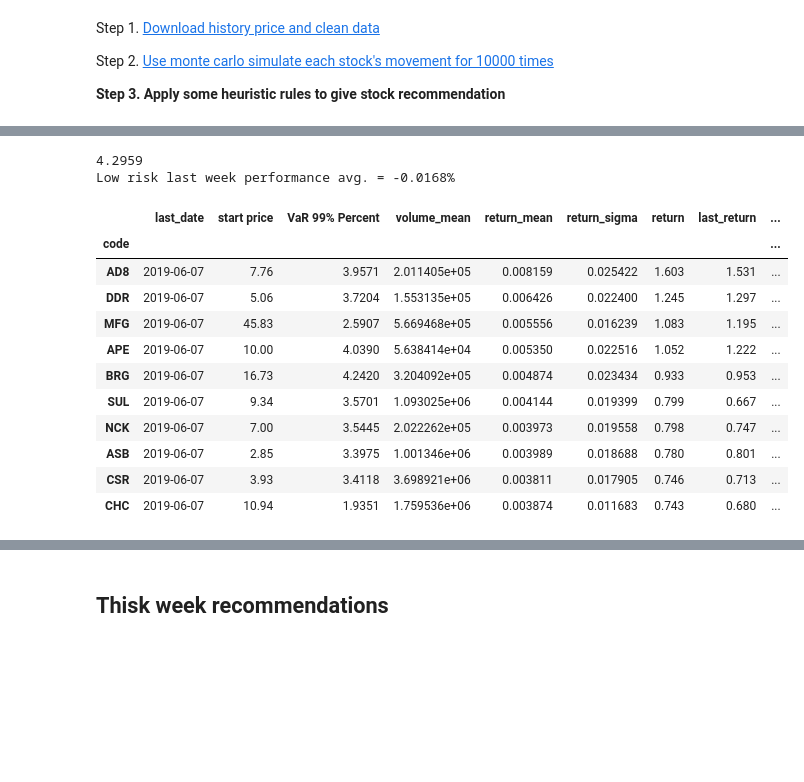
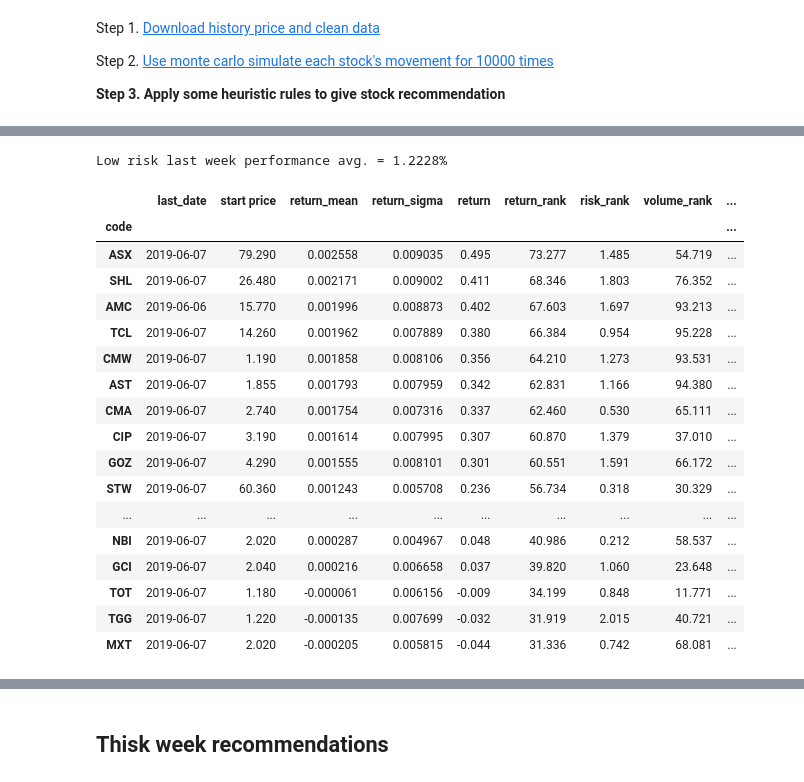
Before and after one commit to lorne-luo/ironman, a Jupyter notebook: hawkeye/Recommend-20190607.ipynb, the cells around one changed output, grey strips where cells are left out. Saved outputs shown, nothing was run; the diff lists cells and outputs as text; code cells hidden in the pictures; blank space fills up the shorter version.

```diff
--- a/hawkeye/Recommend-20190607.ipynb
+++ b/hawkeye/Recommend-20190607.ipynb
@@ -20,7 +20,7 @@ path = f'/opt/hawkeye/data/{this_week}/result.csv'
 last_path = f'/opt/hawkeye/data/{last_week}/result.csv'
 
 def week_return_avg(df):
-    return round(df['week_return'].sum()/len(df),4)
+    return round(df['week_return'].dropna().sum()/len(df['week_return'].dropna()),4)
 
 df = pd.read_csv(path,
                  usecols=[
@@ -36,25 +36,27 @@ last_df = pd.read_csv(last_path,
                           'volume_mean', 'return_mean', 'return_sigma'
                       ],
                       index_col='code')
-df.head()
+
+print(f'Total stock number = {len(df)}')
+
+# remove bottom volume and bottom price
+volume_threshold = df['volume_mean'].quantile(0.1)
+df = df[(df['volume_mean'] > volume_threshold) & (df['start price'] > 0.05)]
+
 df['return'] = round(df['sim_diff'] / df['start price'] * 100, 3)
-df['last_return'] = round(last_df['sim_diff'] / last_df['start price'] * 100,
-                          3)
+df['return_rank'] = round(df['return'].rank(pct=True) * 100, 3)
+df['risk_rank'] = round(df['VaR 99% Percent'].rank(pct=True) * 100, 3)
+df['volume_rank'] = round(df['volume_mean'].rank(pct=True) * 100, 3)
+
+df['last_return'] = round(last_df['sim_diff'] / last_df['start price'] * 100,3)
 df['return_increase'] = df['return'] - df['last_return']
 df['week_return'] = round(
     (df['start price'] - last_df['start price']) / df['start price'] * 100, 3)
-df.drop(columns=['sim_diff', 'sim_mean', 'VaR 99%'], inplace=True)
+df.drop(columns=['sim_diff', 'sim_mean', 'VaR 99%','VaR 99% Percent', 'volume_mean'], inplace=True)
 
-print(f'Total stock number = {len(df)}')
-
-print('70%% pricetile = %s' % df['start price'].quantile(0.7))
+print(f'Total stock number after bottom volume & price removed = {len(df)}')
+print('Price 70%% pricetile = %s' % df['start price'].quantile(0.7))
 print('Sim return 90%% percentile = %s' % df['return'].quantile(0.9))
-
-volume_threshold = df['volume_mean'].quantile(0.1)
-print(f'Volume 90% percentile = {volume_threshold}')
-
-df = df[(df['volume_mean'] > volume_threshold) & (df['start price'] > 0.1)]
-print(len(df))
 df.sort_values(by='return', ascending=False).head(20)
 # %% [output]
 Total stock number = 1495
@@ -142,24 +143,27 @@ Highest price last week performance avg. = -1.4792%
 # %%
 # low risk
-var_threshold = df['VaR 99% Percent'].quantile(0.3)
-print(var_threshold)
-low_risk = df[df['VaR 99% Percent'] < var_threshold].sort_values(by='return', ascending=False).head(10)
+low_risk = df.sort_values(by='risk_rank', ascending=True).head(20).sort_values(by='return', ascending=False)
 print('Low risk last week performance avg. = %s%%'% week_return_avg(low_risk))
 low_risk
 # %% [output]
-4.2959
-Low risk last week performance avg. = -0.0168%
+Low risk last week performance avg. = 1.2228%
-|  | last_date | start price | VaR 99% Percent | volume_mean | return_mean | return_sigma | return | last_return | ... |
+|  | last_date | start price | return_mean | return_sigma | return | return_rank | risk_rank | volume_rank | ... |
 | code |  |  |  |  |  |  |  |  | ... |
-| AD8 | 2019-06-07 | 7.76 | 3.9571 | 2.011405e+05 | 0.008159 | 0.025422 | 1.603 | 1.531 | ... |
-| DDR | 2019-06-07 | 5.06 | 3.7204 | 1.553135e+05 | 0.006426 | 0.022400 | 1.245 | 1.297 | ... |
-| MFG | 2019-06-07 | 45.83 | 2.5907 | 5.669468e+05 | 0.005556 | 0.016239 | 1.083 | 1.195 | ... |
-| APE | 2019-06-07 | 10.00 | 4.0390 | 5.638414e+04 | 0.005350 | 0.022516 | 1.052 | 1.222 | ... |
-| BRG | 2019-06-07 | 16.73 | 4.2420 | 3.204092e+05 | 0.004874 | 0.023434 | 0.933 | 0.953 | ... |
-| SUL | 2019-06-07 | 9.34 | 3.5701 | 1.093025e+06 | 0.004144 | 0.019399 | 0.799 | 0.667 | ... |
-| NCK | 2019-06-07 | 7.00 | 3.5445 | 2.022262e+05 | 0.003973 | 0.019558 | 0.798 | 0.747 | ... |
-| ASB | 2019-06-07 | 2.85 | 3.3975 | 1.001346e+06 | 0.003989 | 0.018688 | 0.780 | 0.801 | ... |
-| CSR | 2019-06-07 | 3.93 | 3.4118 | 3.698921e+06 | 0.003811 | 0.017905 | 0.746 | 0.713 | ... |
-| CHC | 2019-06-07 | 10.94 | 1.9351 | 1.759536e+06 | 0.003874 | 0.011683 | 0.743 | 0.680 | ... |
+| ASX | 2019-06-07 | 79.290 | 0.002558 | 0.009035 | 0.495 | 73.277 | 1.485 | 54.719 | ... |
+| SHL | 2019-06-07 | 26.480 | 0.002171 | 0.009002 | 0.411 | 68.346 | 1.803 | 76.352 | ... |
+| AMC | 2019-06-06 | 15.770 | 0.001996 | 0.008873 | 0.402 | 67.603 | 1.697 | 93.213 | ... |
+| TCL | 2019-06-07 | 14.260 | 0.001962 | 0.007889 | 0.380 | 66.384 | 0.954 | 95.228 | ... |
+| CMW | 2019-06-07 | 1.190 | 0.001858 | 0.008106 | 0.356 | 64.210 | 1.273 | 93.531 | ... |
+| AST | 2019-06-07 | 1.855 | 0.001793 | 0.007959 | 0.342 | 62.831 | 1.166 | 94.380 | ... |
+| CMA | 2019-06-07 | 2.740 | 0.001754 | 0.007316 | 0.337 | 62.460 | 0.530 | 65.111 | ... |
+| CIP | 2019-06-07 | 3.190 | 0.001614 | 0.007995 | 0.307 | 60.870 | 1.379 | 37.010 | ... |
+| GOZ | 2019-06-07 | 4.290 | 0.001555 | 0.008101 | 0.301 | 60.551 | 1.591 | 66.172 | ... |
+| STW | 2019-06-07 | 60.360 | 0.001243 | 0.005708 | 0.236 | 56.734 | 0.318 | 30.329 | ... |
+| ... | ... | ... | ... | ... | ... | ... | ... | ... | ... |
+| NBI | 2019-06-07 | 2.020 | 0.000287 | 0.004967 | 0.048 | 40.986 | 0.212 | 58.537 | ... |
+| GCI | 2019-06-07 | 2.040 | 0.000216 | 0.006658 | 0.037 | 39.820 | 1.060 | 23.648 | ... |
+| TOT | 2019-06-07 | 1.180 | -0.000061 | 0.006156 | -0.009 | 34.199 | 0.848 | 11.771 | ... |
+| TGG | 2019-06-07 | 1.220 | -0.000135 | 0.007699 | -0.032 | 31.919 | 2.015 | 40.721 | ... |
+| MXT | 2019-06-07 | 2.020 | -0.000205 | 0.005815 | -0.044 | 31.336 | 0.742 | 68.081 | ... |
 # %%
 # high volume
```
Also changed, not shown: parts of 17 cells of this notebook, 7 other files.
